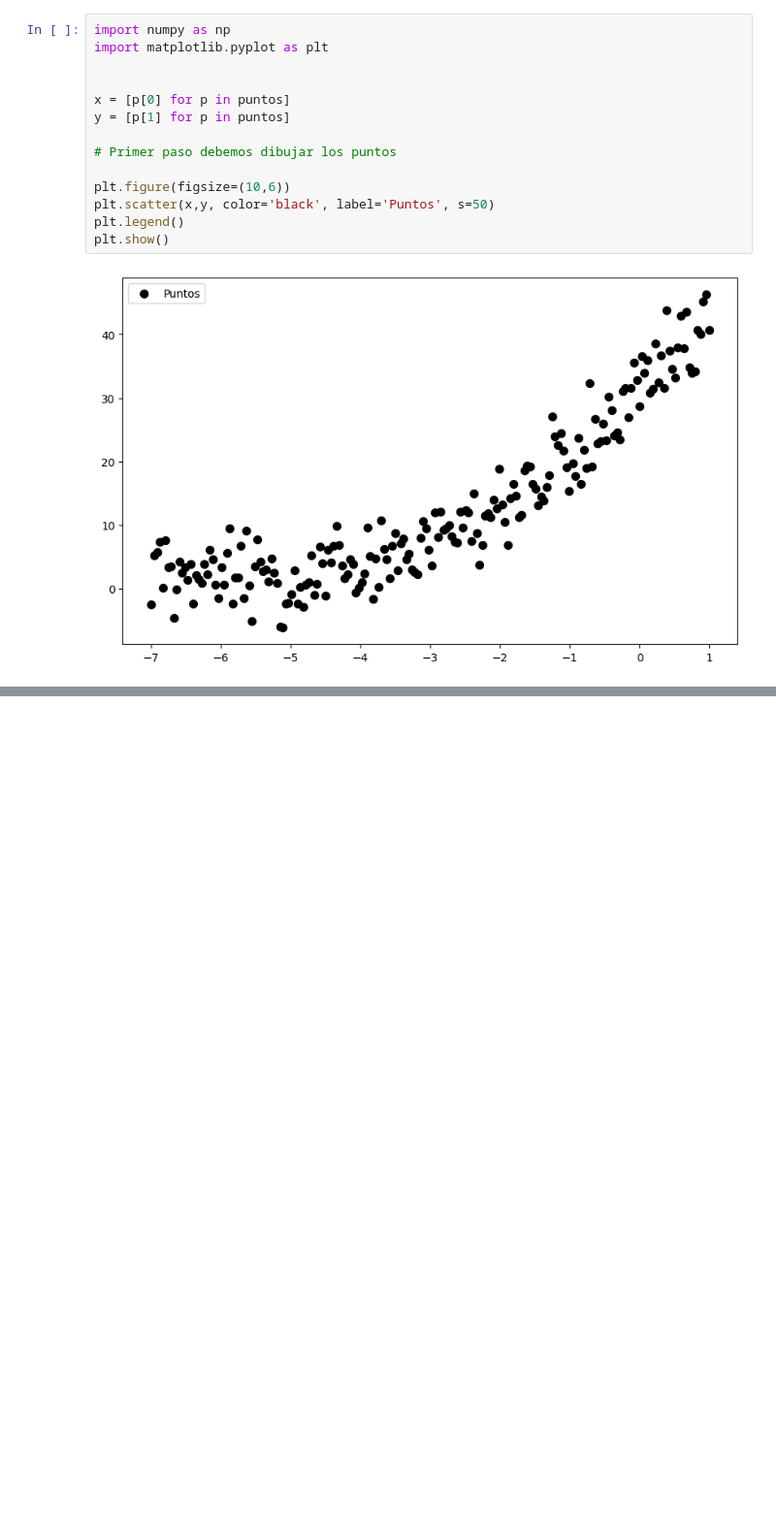
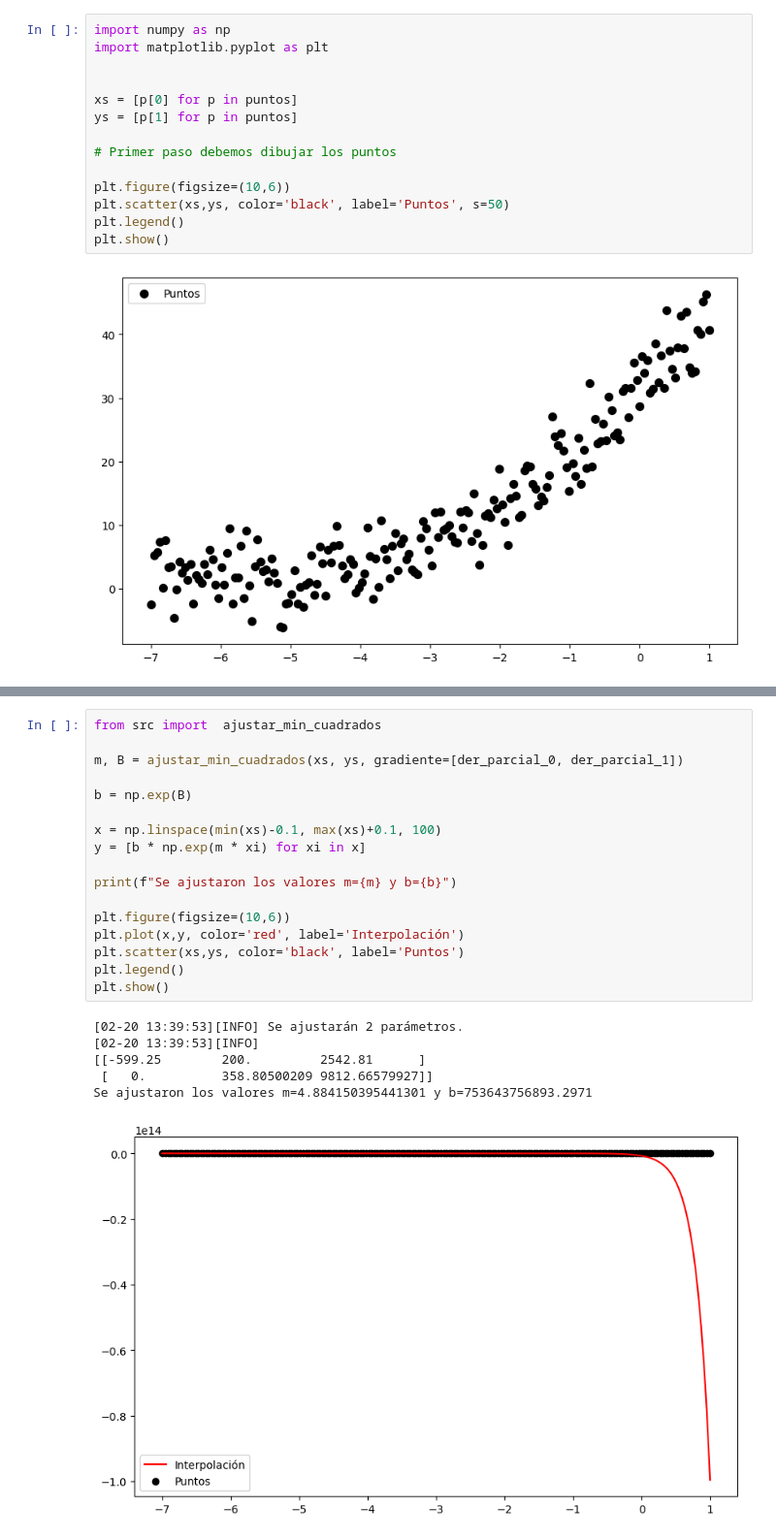
Before and after one commit to 7heAnsw3r/metodos_numericos, a Jupyter notebook: Examen_Supletorio/Interpolación.ipynb, the cells around one changed output, grey strips where cells are left out. Shown: that part at 97% size. Cells and saved outputs as stored; diff of their text form; blank space fills up the shorter version.

```diff
--- a/Examen_Supletorio/Interpolación.ipynb
+++ b/Examen_Supletorio/Interpolación.ipynb
@@ -9,13 +11,13 @@ import numpy as np
 import matplotlib.pyplot as plt
 
 
-x = [p[0] for p in puntos]
-y = [p[1] for p in puntos]
+xs = [p[0] for p in puntos]
+ys = [p[1] for p in puntos]
 
 # Primer paso debemos dibujar los puntos
 
 plt.figure(figsize=(10,6))
-plt.scatter(x,y, color='black', label='Puntos', s=50)
+plt.scatter(xs,ys, color='black', label='Puntos', s=50)
 plt.legend()
 plt.show()
 # %% [output]
@@ -24,0 +98,24 @@ plt.show()
+# %%
+from src import  ajustar_min_cuadrados
+
+m, B = ajustar_min_cuadrados(xs, ys, gradiente=[der_parcial_0, der_parcial_1])
+
+b = np.exp(B)
+
+x = np.linspace(min(xs)-0.1, max(xs)+0.1, 100)
+y = [b * np.exp(m * xi) for xi in x]
+
+print(f"Se ajustaron los valores m={m} y b={b}")
+
+plt.figure(figsize=(10,6))
+plt.plot(x,y, color='red', label='Interpolación')
+plt.scatter(xs,ys, color='black', label='Puntos')
+plt.legend()
+plt.show()
+# %% [output]
+[02-20 13:39:53][INFO] Se ajustarán 2 parámetros.
+[02-20 13:39:53][INFO]
+[[-599.25        200.         2542.81      ]
+ [   0.          358.80500209 9812.66579927]]
+Se ajustaron los valores m=4.884150395441301 y b=753643756893.2971
+[figure, added]
```
Also changed, not shown: parts of 2 cells of this notebook.
